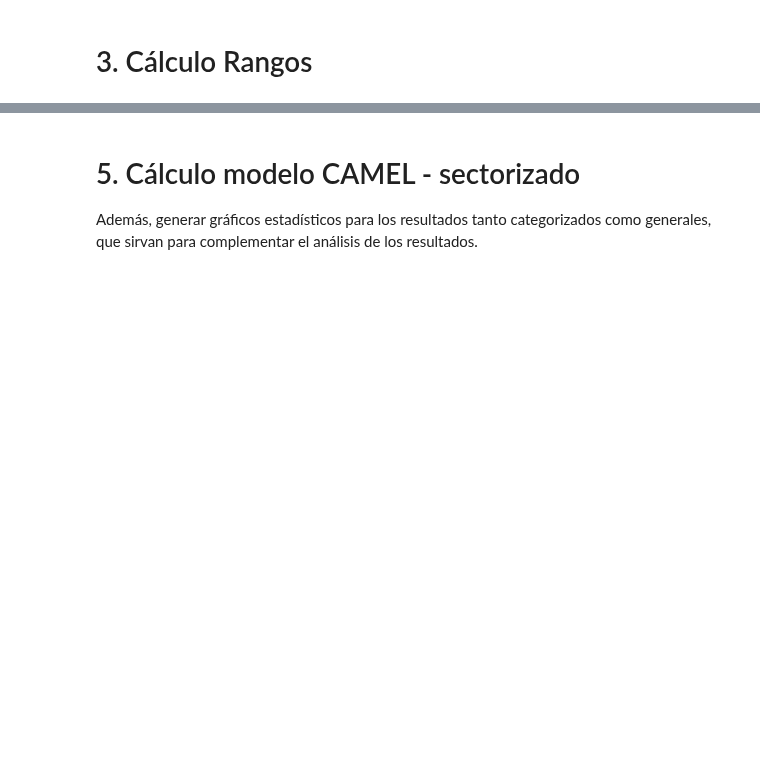
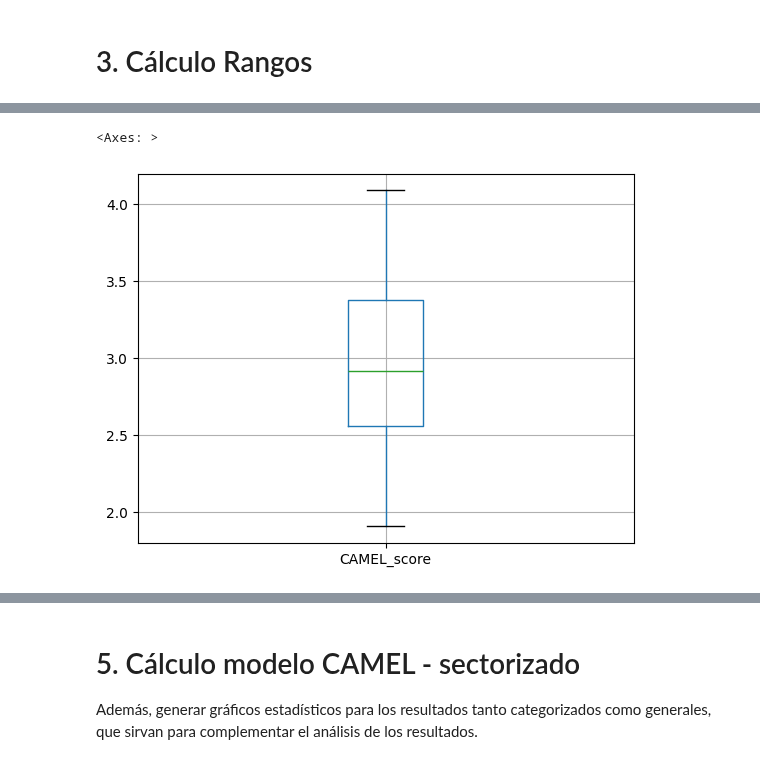
Before and after one commit to jhquiza/proyecto-riesgos, a Jupyter notebook: camel/9.Resultado_modelo_CAMEL.ipynb, the cells around one changed output, grey strips where cells are left out. Cells and saved outputs as stored; diff of their text form; code cells hidden in the pictures; blank space fills up the shorter version.

```diff
--- a/camel/9.Resultado_modelo_CAMEL.ipynb
+++ b/camel/9.Resultado_modelo_CAMEL.ipynb
@@ -778,0 +627,5 @@ camel_definitivo.sort_values(by="CAMEL_score",ascending=False)
+# %%
+camel_pesos_sin_ponderar.boxplot()
+# %% [output]
+<Axes: >
+[figure, added]
```
Also changed, not shown: parts of 40 cells of this notebook, 1 other file.
